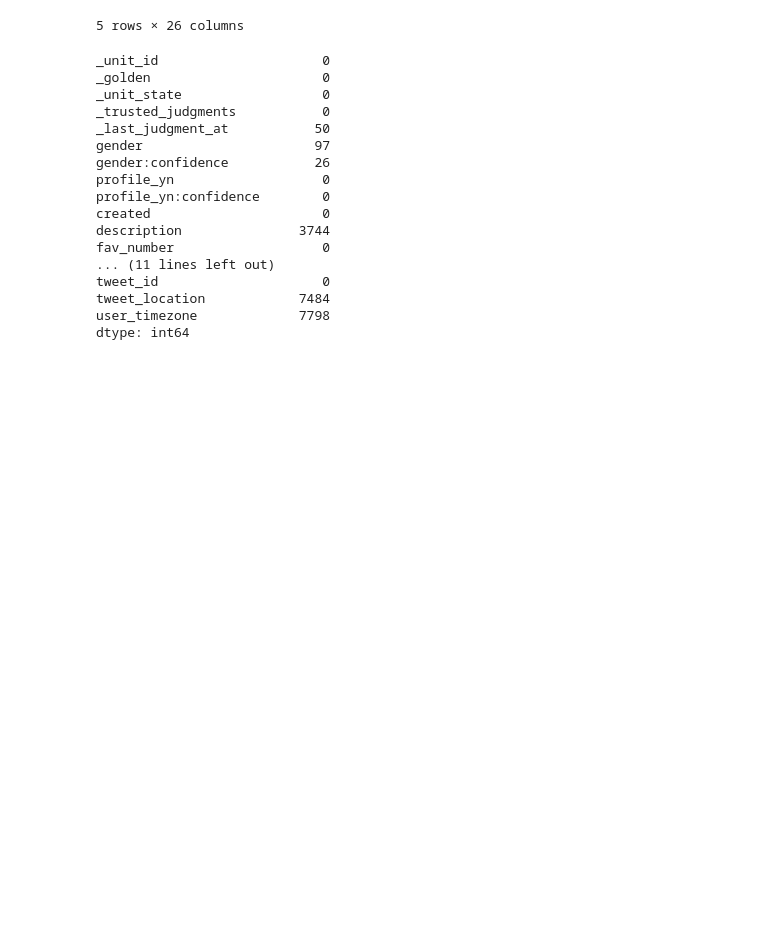
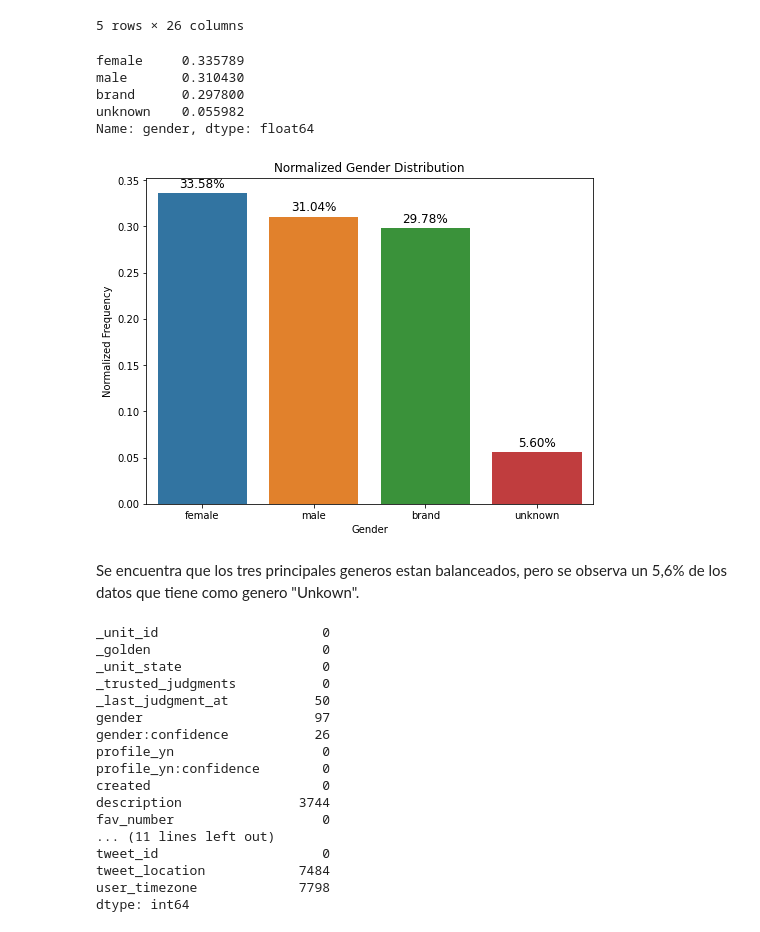
Before and after one commit to jsebastianquiroga/DEEP_LEARNING_PUJ, a Jupyter notebook: Notebook/DL_Twitter_Gender_Classification.ipynb, the cells around one changed output. Cells and saved outputs as stored; diff of their text form; code cells hidden in the pictures; blank space fills up the shorter version.

```diff
--- a/Notebook/DL_Twitter_Gender_Classification.ipynb
+++ b/Notebook/DL_Twitter_Gender_Classification.ipynb
@@ -120,6 +120,46 @@ memory usage: 3.8+ MB
 | 3 | 815719229 | False | finalized | 3 | 10/26/15 23:10 | male | 1.0000 | ... |
 | 4 | 815719230 | False | finalized | 3 | 10/27/15 1:15 | female | 1.0000 | ... |
 5 rows × 26 columns
+# %%
+df_tw.gender.value_counts(normalize=True)
+# %% [output]
+female     0.335789
+male       0.310430
+brand      0.297800
+unknown    0.055982
+Name: gender, dtype: float64
+# %%
+import pandas as pd
+import matplotlib.pyplot as plt
+import seaborn as sns
+
+normalized_gender_counts = df_tw.gender.value_counts(normalize=True)
+
+# Using seaborn for the bar plot
+plt.figure(figsize=(8, 6))
+bar_plot = sns.barplot(x=normalized_gender_counts.index, y=normalized_gender_counts.values)
+plt.xlabel('Gender')
+plt.ylabel('Normalized Frequency')
+plt.title('Normalized Gender Distribution')
+
+# Add values to the bars
+for bar in bar_plot.containers[0]:
+    height = bar.get_height()
+    bar_plot.annotate(
+        f'{height:.2%}',
+        xy=(bar.get_x() + bar.get_width() / 2, height),
+        xytext=(0, 3),
+        textcoords='offset points',
+        ha='center',
+        va='bottom',
+        fontsize=12
+    )
+
+plt.show()
+# %% [output]
+[figure, added]
+# %% [markdown]
+Se encuentra que los tres principales generos estan balanceados, pero se observa un 5,6% de los datos que tiene como genero "Unkown".
 # %%
 df_tw.isnull().sum()
 # %% [output]
```
Also changed, not shown: parts of 2 cells of this notebook.
